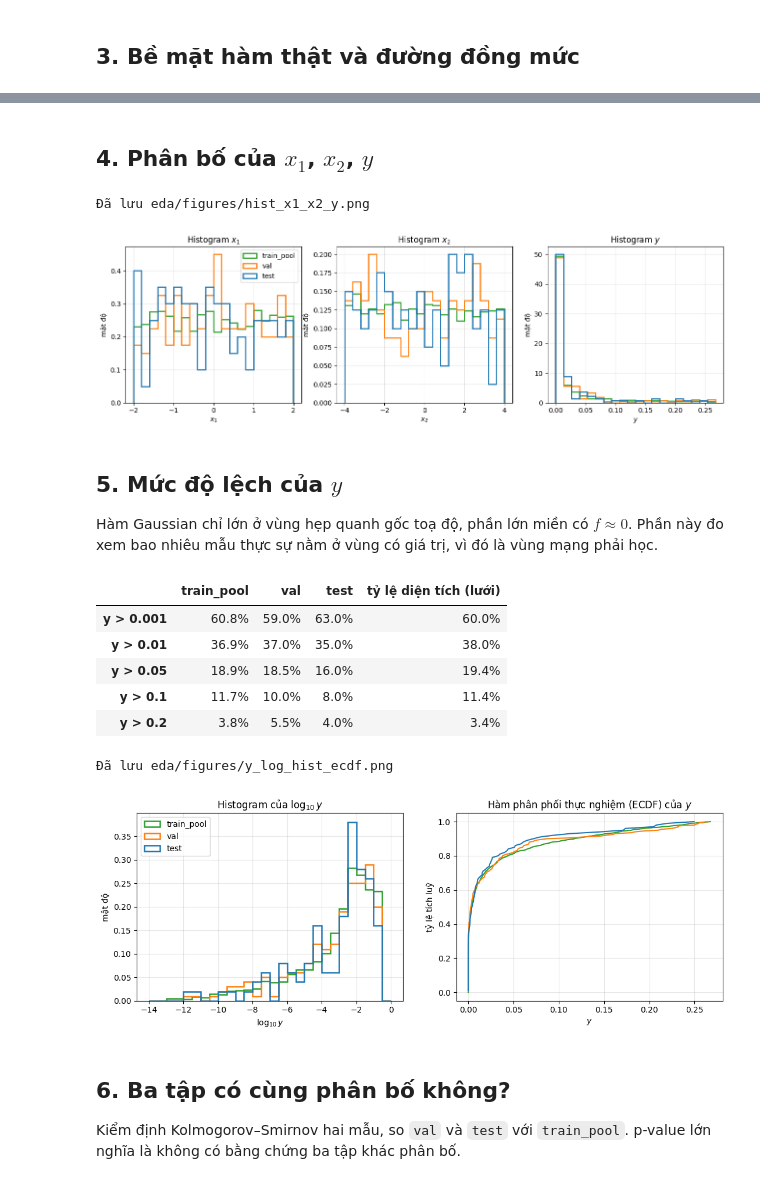
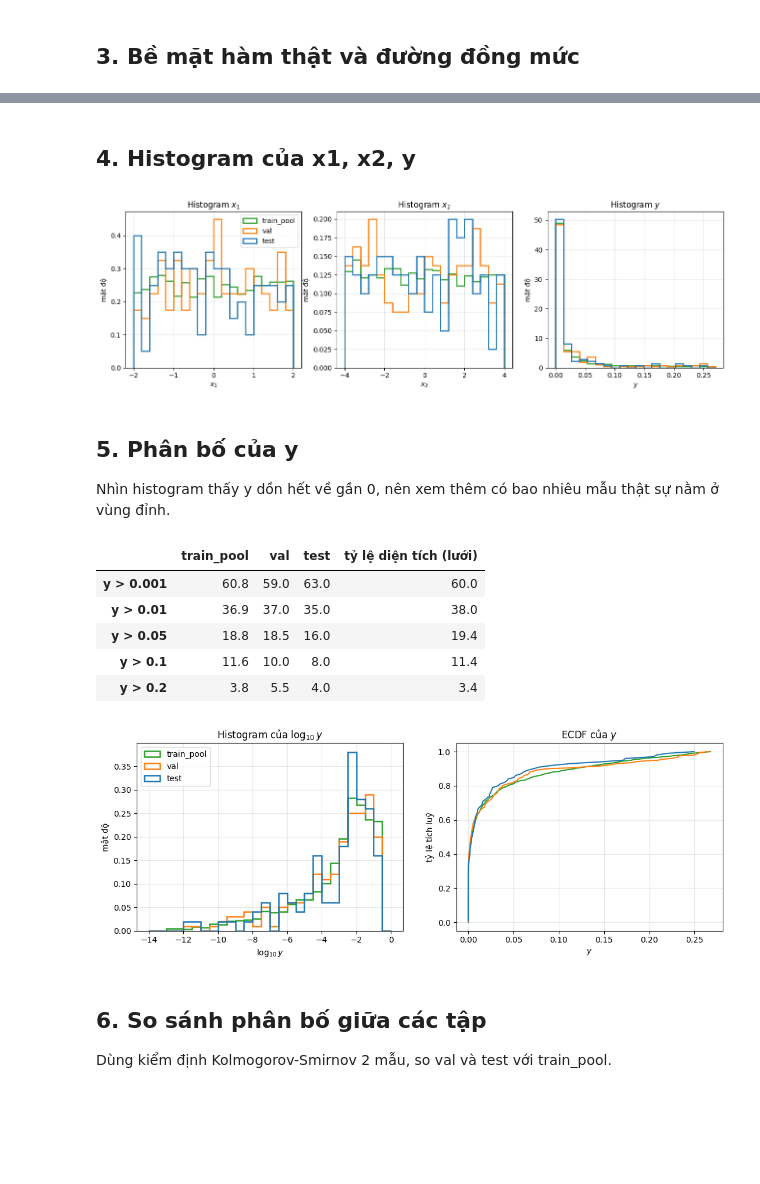
Before and after one commit to s1mpmirai/DeepLearning, a Jupyter notebook: BTL/eda/eda.ipynb, the cells around one changed output, grey strips where cells are left out. Drawn from its saved outputs; the diff is of its cells as text; code cells hidden in the pictures; blank space fills up the shorter version.

```diff
--- a/BTL/eda/eda.ipynb
+++ b/BTL/eda/eda.ipynb
@@ -59,11 +54,10 @@ stats.style.format(precision=4)
 # %%
 fig = plt.figure(figsize=(18, 5.5))
-for i, s in enumerate(SPLITS, 1):
-    df = data[s]
-    ax = fig.add_subplot(1, 3, i, projection="3d")
-    ax.scatter(df.x1, df.x2, df.y, c=COLORS[s], s=6 if s == "train_pool" else 14, alpha=0.7)
-    ax.set(xlabel="$x_1$", ylabel="$x_2$", zlabel="$y$", title=f"{s} (n = {len(df)})")
+for i, s in enumerate(SPLITS):
+    ax = fig.add_subplot(1, 3, i + 1, projection="3d")
+    ax.scatter(data[s].x1, data[s].x2, data[s].y, c=COLORS[s], s=6 if s == "train_pool" else 14, alpha=0.7)
+    ax.set(xlabel="$x_1$", ylabel="$x_2$", zlabel="$y$", title=f"{s} (n = {len(data[s])})")
     ax.view_init(elev=25, azim=-60)
-save(fig, "scatter3d_splits.png")
+fig.savefig(FIG_DIR / "scatter3d_splits.png")
 plt.show()
 # %% [output]
@@ -104,56 +95,53 @@ plt.show()
 [figure]
 # %% [markdown]
-## 4. Phân bố của $x_1$, $x_2$, $y$
+## 4. Histogram của x1, x2, y
 # %%
 fig, axes = plt.subplots(1, 3, figsize=(16, 4.2))
-for ax, v in zip(axes, ["x1", "x2", "y"]):
-    bins = np.linspace(min(d[v].min() for d in data.values()), max(d[v].max() for d in data.values()), 21)
+ranges = {"x1": (-2, 2), "x2": (-4, 4), "y": (0, 0.27)}
+for ax, v, label in zip(axes, ["x1", "x2", "y"], ["$x_1$", "$x_2$", "$y$"]):
+    bins = np.linspace(*ranges[v], 21)
     for s in SPLITS:
         ax.hist(data[s][v], bins=bins, density=True, histtype="step", lw=1.8, color=COLORS[s], label=s)
-    ax.set(xlabel=LABELS[v], ylabel="mật độ", title=f"Histogram {LABELS[v]}")
+    ax.set(xlabel=label, ylabel="mật độ", title="Histogram " + label)
 axes[0].legend()
-save(fig, "hist_x1_x2_y.png")
+fig.savefig(FIG_DIR / "hist_x1_x2_y.png")
 plt.show()
 # %% [output]
-Đã lưu eda/figures/hist_x1_x2_y.png
-[figure, old version]
+[figure, new version]
-# %% [markdown]
-## 5. Mức độ lệch của $y$
-
-Hàm Gaussian chỉ lớn ở vùng hẹp quanh gốc toạ độ, phần lớn miền có $f \approx 0$.
-Phần này đo xem bao nhiêu mẫu thực sự nằm ở vùng có giá trị, vì đó là vùng mạng phải học.
+# %% [markdown]
+## 5. Phân bố của y
+
+Nhìn histogram thấy y dồn hết về gần 0, nên xem thêm có bao nhiêu mẫu thật sự nằm ở vùng đỉnh.
 # %%
-thresholds = [1e-3, 0.01, 0.05, 0.1, 0.2]
-area = (X1_RANGE[1] - X1_RANGE[0]) * (X2_RANGE[1] - X2_RANGE[0])
-rows = {f"y > {t:g}": {**{s: (data[s].y > t).mean() for s in SPLITS},
-                        "tỷ lệ diện tích (lưới)": (G > t).mean()} for t in thresholds}
+rows = {}
+for t in [0.001, 0.01, 0.05, 0.1, 0.2]:
+    rows[f"y > {t:g}"] = {s: (data[s].y > t).mean() for s in SPLITS}
+    rows[f"y > {t:g}"]["tỷ lệ diện tích (lưới)"] = (G > t).mean()  # ty le dien tich mien co f > t
 y_share = pd.DataFrame(rows).T
 y_share.to_csv(EDA_DIR / "y_threshold_share.csv", float_format="%.4f")
-y_share.style.format("{:.1%}")
+(y_share * 100).round(1)
 # %% [output]
 |  | train_pool | val | test | tỷ lệ diện tích (lưới) |
-| y > 0.001 | 60.8% | 59.0% | 63.0% | 60.0% |
-| y > 0.01 | 36.9% | 37.0% | 35.0% | 38.0% |
-| y > 0.05 | 18.9% | 18.5% | 16.0% | 19.4% |
-| y > 0.1 | 11.7% | 10.0% | 8.0% | 11.4% |
-| y > 0.2 | 3.8% | 5.5% | 4.0% | 3.4% |
+| y > 0.001 | 60.8 | 59.0 | 63.0 | 60.0 |
+| y > 0.01 | 36.9 | 37.0 | 35.0 | 38.0 |
+| y > 0.05 | 18.8 | 18.5 | 16.0 | 19.4 |
+| y > 0.1 | 11.6 | 10.0 | 8.0 | 11.4 |
+| y > 0.2 | 3.8 | 5.5 | 4.0 | 3.4 |
 # %%
 fig, axes = plt.subplots(1, 2, figsize=(13, 4.2))
-bins = np.linspace(-14, 0, 29)
 for s in SPLITS:
-    axes[0].hist(np.log10(data[s].y), bins=bins, density=True, histtype="step", lw=1.8, color=COLORS[s], label=s)
+    axes[0].hist(np.log10(data[s].y), bins=np.linspace(-14, 0, 29), density=True,
+                 histtype="step", lw=1.8, color=COLORS[s], label=s)
     y_sorted = np.sort(data[s].y)
     axes[1].plot(y_sorted, np.arange(1, len(y_sorted) + 1) / len(y_sorted), color=COLORS[s], label=s)
 axes[0].set(xlabel="$\\log_{10} y$", ylabel="mật độ", title="Histogram của $\\log_{10} y$")
-axes[1].set(xlabel="$y$", ylabel="tỷ lệ tích luỹ", title="Hàm phân phối thực nghiệm (ECDF) của $y$")
+axes[1].set(xlabel="$y$", ylabel="tỷ lệ tích luỹ", title="ECDF của $y$")
 axes[0].legend()
-save(fig, "y_log_hist_ecdf.png")
+fig.savefig(FIG_DIR / "y_log_hist_ecdf.png")
 plt.show()
 # %% [output]
-Đã lưu eda/figures/y_log_hist_ecdf.png
-[figure, old version]
+[figure, new version]
 # %% [markdown]
-## 6. Ba tập có cùng phân bố không?
+## 6. So sánh phân bố giữa các tập
 
-Kiểm định Kolmogorov–Smirnov hai mẫu, so `val` và `test` với `train_pool`.
-p-value lớn nghĩa là không có bằng chứng ba tập khác phân bố.
+Dùng kiểm định Kolmogorov-Smirnov 2 mẫu, so val và test với train_pool.
```
Also changed, not shown: parts of 17 cells of this notebook, 8 other files.
